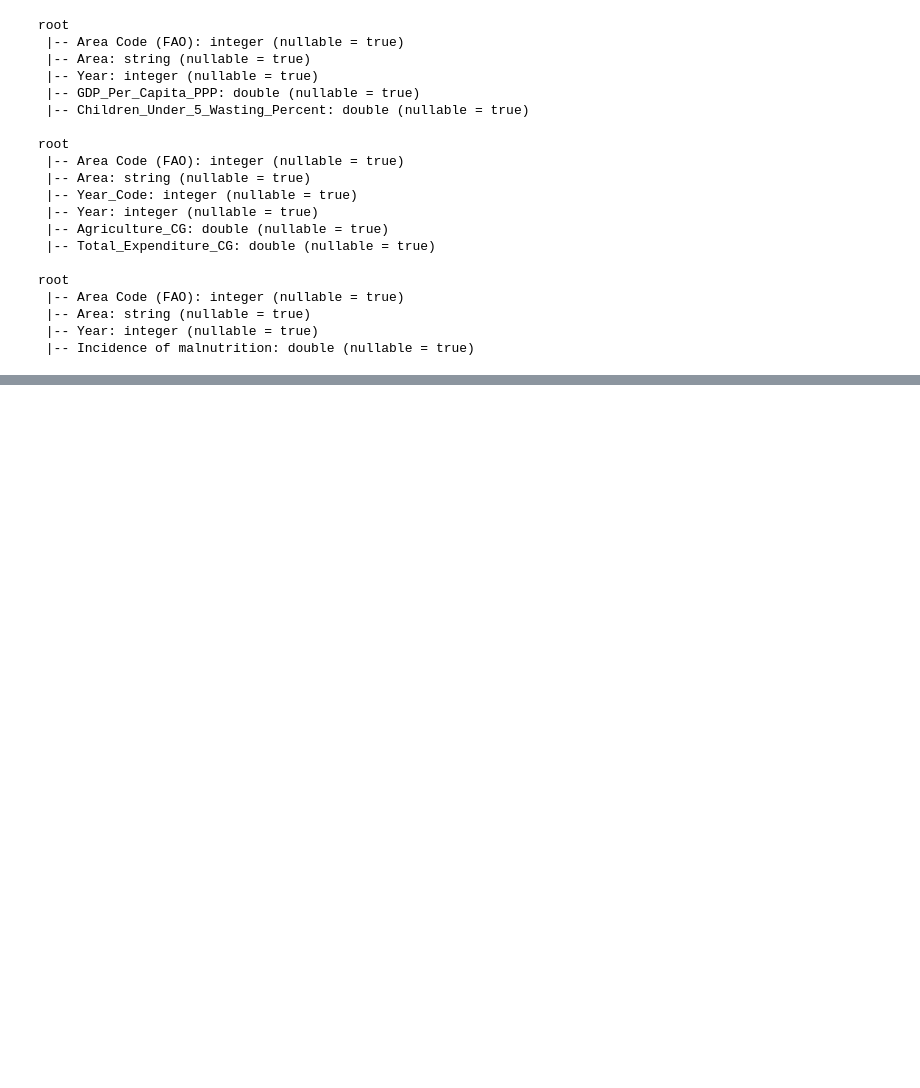
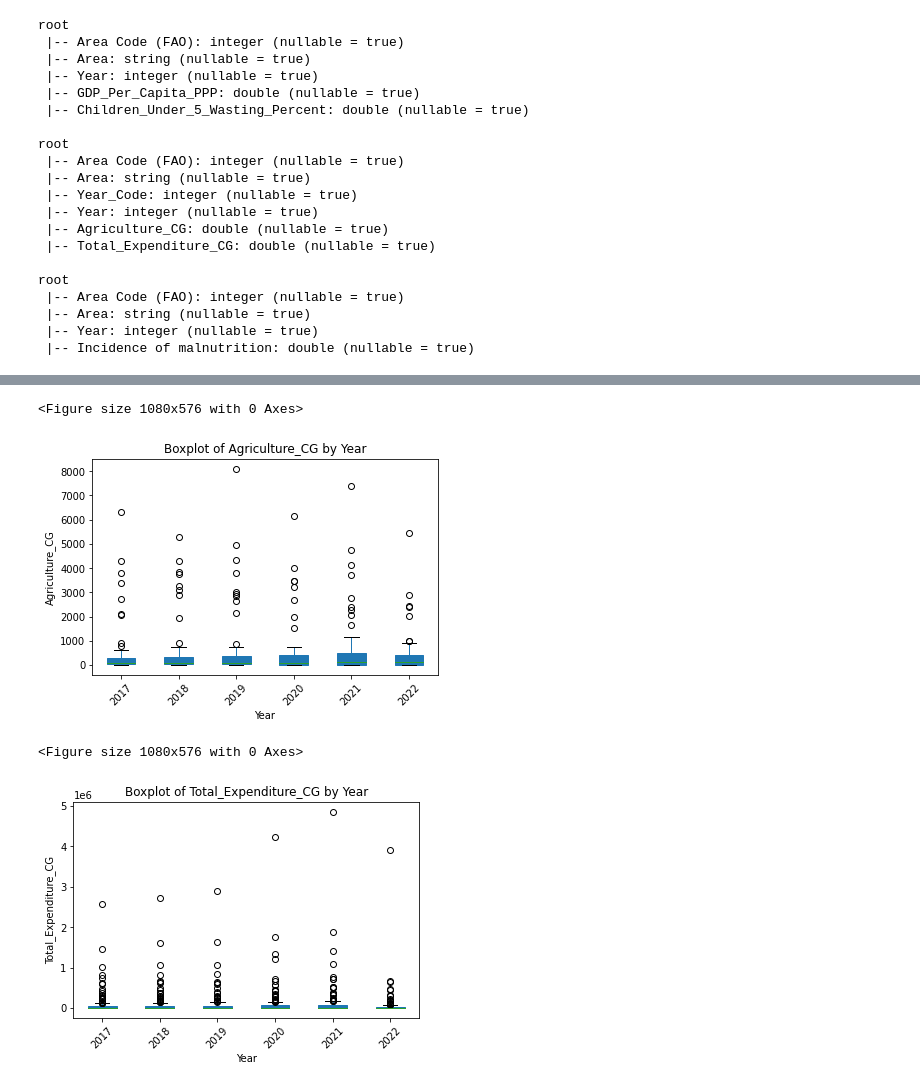
Before and after one commit to Crownlulu/Assignment_interation4, a Jupyter notebook: Data Understanding.ipynb, the cells around one changed output, grey strips where cells are left out. Cells and saved outputs as stored; diff of their text form; code cells hidden in the pictures; blank space fills up the shorter version.

```diff
--- a/Data Understanding.ipynb
+++ b/Data Understanding.ipynb
@@ -69,0 +160,30 @@ root
+# %%
+# convert to Pandas DataFrame
+expenditure_pd_df = expenditure_df.select("Year", "Agriculture_CG", "Total_Expenditure_CG").toPandas()
+
+# Draw box plot
+plt.figure(figsize=(15, 8))
+
+Box plot of # Agriculture_CG
+expenditure_pd_df.boxplot(column="Agriculture_CG", by="Year", grid=False, patch_artist=True)
+plt.title('Boxplot of Agriculture_CG by Year')
+plt.suptitle('')
+plt.xlabel('Year')
+plt.ylabel('Agriculture_CG')
+plt.xticks(rotation=45)
+plt.show()
+
+# Box plot of Total_Expenditure_CG
+plt.figure(figsize=(15, 8))
+expenditure_pd_df.boxplot(column="Total_Expenditure_CG", by="Year", grid=False, patch_artist=True)
+plt.title('Boxplot of Total_Expenditure_CG by Year')
+plt.suptitle('')
+plt.xlabel('Year')
+plt.ylabel('Total_Expenditure_CG')
+plt.xticks(rotation=45)
+plt.show()
+# %% [output]
+<Figure size 1080x576 with 0 Axes>
+[figure, added]
+<Figure size 1080x576 with 0 Axes>
+[figure, added]
```
Also changed, not shown: parts of 12 cells of this notebook.
